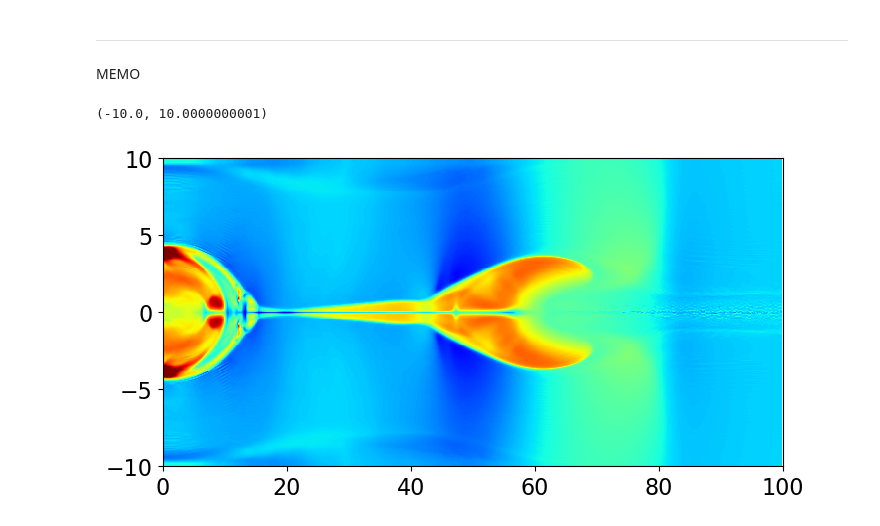
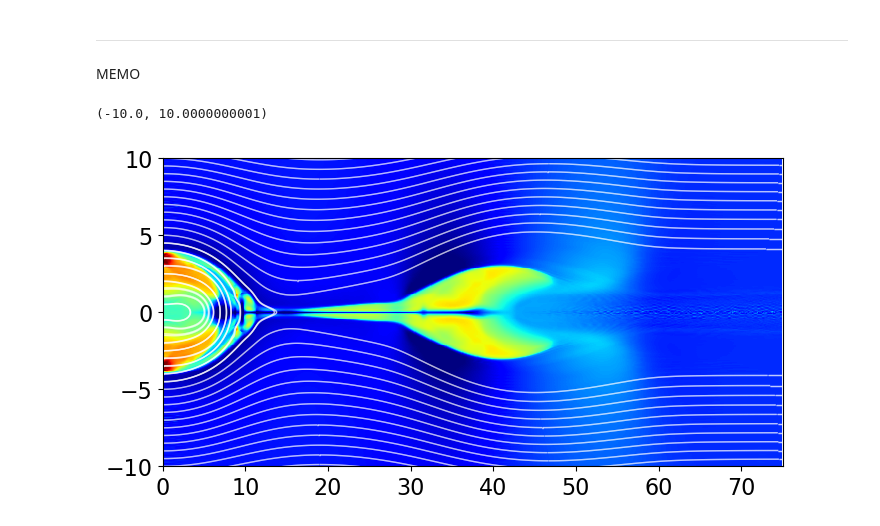
Before and after one commit to Keita-A/RadiativeMHD-simulation, a Jupyter notebook: MR_GPU.ipynb, the cells around one changed output. Cells and saved outputs as stored; diff of their text form; code cells hidden in the pictures.

```diff
--- a/MR_GPU.ipynb
+++ b/MR_GPU.ipynb
@@ -690,8 +690,8 @@ sheat_thickness = 1.0
 p0 = B0**2 / 2.0 #カレントシート中央での圧力
 beta_upstream = 0.5
 VA = B0 / np.sqrt(rho0)
-x_max = 100.0
-y_max = 10.0
+x_max = 75.0
+y_max = 20.0
 dx = sheat_thickness / 16.0
 dy = dx
 nx = int(x_max / dx)
@@ -723,7 +723,7 @@ U[6, :, :] = Bz_init
 U[7, :, :] = p_init/(gamma-1) + rho_init * (u_init**2 + v_init**2 + w_init**2)/2 + (Bx_init**2 + By_init**2 + Bz_init**2)/2
 
 eta0 = 1.0 / 1000.0
-eta1 = 1.0 / 100.0
+eta1 = 1.0 / 60.0
 eta = (eta0 + (eta1 - eta0) * np.cosh(np.sqrt((X - position_x)**2 + Y**2))**(-2)).T
 S = sheat_thickness * VA / eta0
 
@@ -734,35 +734,37 @@ G_bar = np.zeros(G.shape)
 # %%
 fig = plt.figure(figsize=(8, 4))
 ax1 = fig.add_subplot(111)
 
-step = 14600
+start_y = np.arange(-y_max, y_max, 0.5)
+start_points = np.array([np.zeros(start_y.shape), start_y])
+
+step = 10000
 
 U = np.load(f"results_mr/U_{step}.npy")
 rho = U[0, :, :]
 u = U[1, :, :] / rho
 v = U[2, :, :] / rho
 w = U[3, :, :] / rho
 Bx = U[4, :, :]
 By = U[5, :, :]
 Bz = U[6, :, :]
 e = U[7, :, :]
 p = (gamma-1) * (e - rho*(u**2+v**2+w**2)/2 - (Bx**2+By**2+Bz**2)/2)
 magnetic_pressure = 1/2 * (Bx**2+By**2+Bz**2)
 pT = p + magnetic_pressure
 
-contour = ax1.pcolormesh(X, Y, (rho).T, vmin=0.5, vmax=2.0, cmap='jet')
+contour = ax1.pcolormesh(X, Y, (rho).T, vmin=0.8, vmax=2.0, cmap='jet')
 if step == 0:
     cbar = plt.colorbar(contour, ax=ax1)
     cbar.set_label(r"$\rho$", fontsize=24, rotation=0, labelpad=10)
 quiver_interval = 5
-#ax1.quiver(X[::quiver_interval, ::quiver_interval], Y[::quiver_interval, ::quiver_interval],
-#        u[::quiver_interval, ::quiver_interval].T, v[::quiver_interval, ::quiver_interval].T,
-#        scale=5.0, color='white')
+ax1.streamplot(X, Y, Bx.T, By.T, broken_streamlines=False,
+            start_points=start_points.T, color='white', density = 50, linewidth=1, arrowsize=0)
 
 #ax1.text(0.8, 1.02, f"t = {log[int(step/100)][1]:.3f}", transform=ax1.transAxes, fontsize=16)
 ax1.tick_params(labelsize=16)
 ax1.set_xlim(0.0, x_max+1e-10)
-ax1.set_ylim(-y_max, y_max+1e-10)
+ax1.set_ylim(-10, 10+1e-10)
 # %% [output]
 (-10.0, 10.0000000001)
-[figure, old version]
+[figure, new version]
```
Also changed, not shown: 1 other file.
